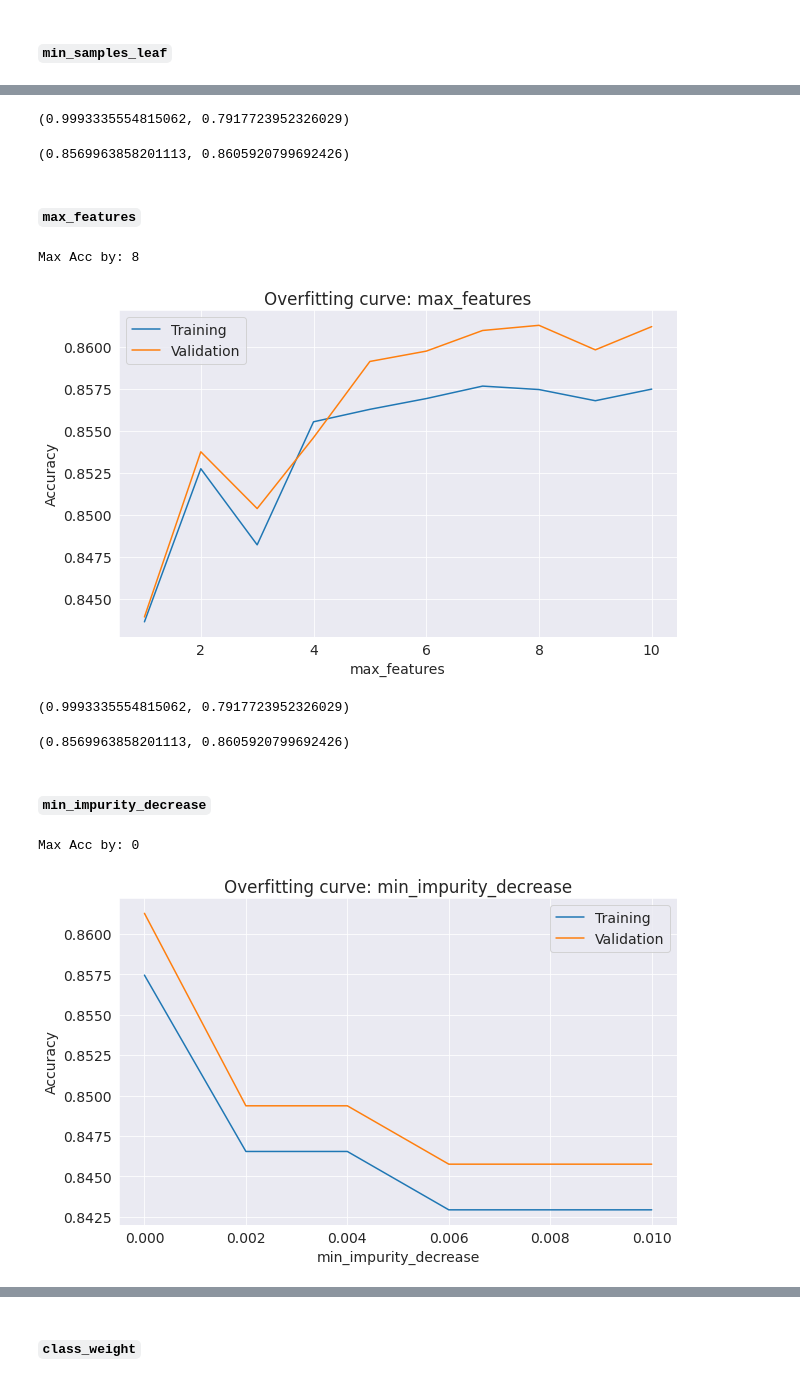
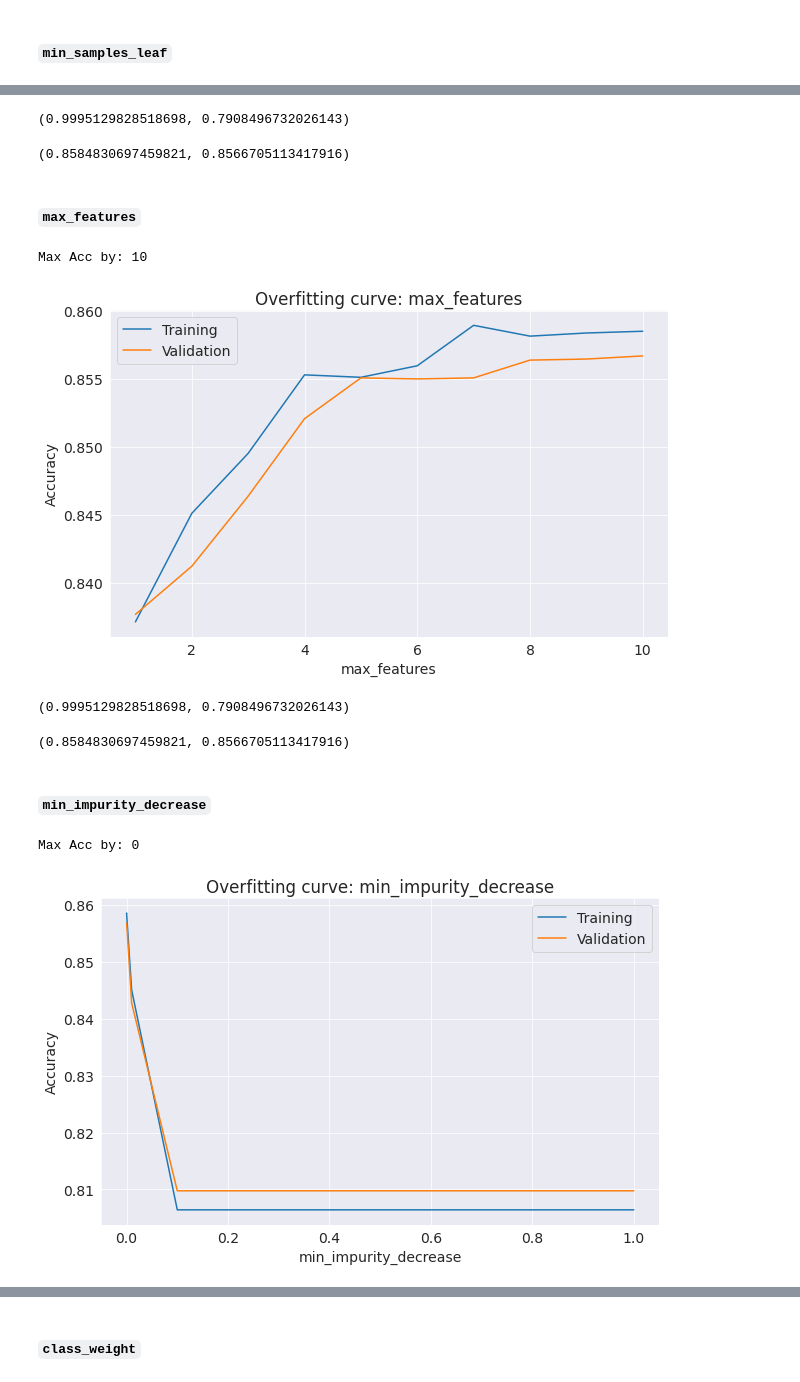
Before and after one commit to prasadposture/Financial-Distress-Prediction, a Jupyter notebook: Financial Distress Prediction.ipynb, the cells around one changed output, grey strips where cells are left out. Saved outputs shown, nothing was run; the diff lists cells and outputs as text; code cells hidden in the pictures.

```diff
--- a/Financial Distress Prediction.ipynb
+++ b/Financial Distress Prediction.ipynb
@@ -685,7 +680,8 @@ model.score(X_train, train_targets), model.score(X_val, val_targets)
 #### `min_samples_leaf`
 # %%
 def test_params(**params):
-    model = DecisionTreeClassifier(random_state=42,criterion='entropy', max_depth=6,max_leaf_nodes=41,min_samples_split=242, **params)
+    model = DecisionTreeClassifier(criterion='entropy',max_depth=5, max_leaf_nodes=26,
+                                   min_samples_split=2, random_state=42, **params)
     model.fit(X_train, train_targets)
     train_score = accuracy_score(model.predict(X_train), train_targets)
     val_score = accuracy_score(model.predict(X_val), val_targets)
@@ -698,48 +694,53 @@ Max Acc by: 1
 # %%
-model = DecisionTreeClassifier(criterion='entropy',max_depth=6, max_leaf_nodes=32,min_samples_split=242 ,min_samples_leaf=1, random_state=42)
+model = DecisionTreeClassifier(criterion='entropy',max_depth=5,
+                               max_leaf_nodes=26, min_samples_split=2,
+                               min_samples_leaf=1, random_state=42)
 model.fit(X_train, train_targets)
 print(base_acc)
 model.score(X_train, train_targets), model.score(X_val, val_targets)
 # %% [output]
-(0.9993335554815062, 0.7917723952326029)
+(0.9995129828518698, 0.7908496732026143)
-(0.8569963858201113, 0.8605920799692426)
+(0.8584830697459821, 0.8566705113417916)
 # %% [markdown]
 #### `max_features`
 # %%
 def test_params(**params):
-    model = DecisionTreeClassifier(random_state=42,criterion='entropy', max_depth=6,max_leaf_nodes=41,min_samples_split=242,min_samples_leaf=1, **params)
+    model = DecisionTreeClassifier(criterion='entropy',max_depth=5, max_leaf_nodes=26,
+                                   min_samples_split=2,min_samples_leaf=1,
+                                   random_state=42, **params)
     model.fit(X_train, train_targets)
     train_score = accuracy_score(model.predict(X_train), train_targets)
     val_score = accuracy_score(model.predict(X_val), val_targets)
     return train_score, val_score
-min_samples_leaf=[i for i in range(1,150)]
 max_features=[i for i in range(1,11)]
 test_param_and_plot('max_features',max_features)
 # %% [output]
-Max Acc by: 8
+Max Acc by: 10
-[figure, old version]
+[figure, new version]
 # %%
-model = DecisionTreeClassifier(criterion='entropy',max_depth=6, max_leaf_nodes=32,min_samples_split=242 ,min_samples_leaf=1, max_features=8, random_state=42)
+model = DecisionTreeClassifier(criterion='entropy',max_depth=5, max_leaf_nodes=26,
+                               min_samples_split=2,min_samples_leaf=1,
+                               max_features=10, random_state=42)
 model.fit(X_train, train_targets)
 print(base_acc)
 model.score(X_train, train_targets), model.score(X_val, val_targets)
 # %% [output]
-(0.9993335554815062, 0.7917723952326029)
+(0.9995129828518698, 0.7908496732026143)
-(0.8569963858201113, 0.8605920799692426)
+(0.8584830697459821, 0.8566705113417916)
 # %% [markdown]
 #### `min_impurity_decrease`
 # %%
 def test_params(**params):
-    model = DecisionTreeClassifier(random_state=42,criterion='entropy', max_depth=6,
-                                   max_leaf_nodes=41,min_samples_split=242,min_samples_leaf=1,
-                                   max_features=8, **params)
+    model = DecisionTreeClassifier(criterion='entropy',max_depth=5, max_leaf_nodes=26,
+                                   min_samples_split=2,min_samples_leaf=1,
+                                   max_features=10, random_state=42, **params)
     model.fit(X_train, train_targets)
     train_score = accuracy_score(model.predict(X_train), train_targets)
     val_score = accuracy_score(model.predict(X_val), val_targets)
     return train_score, val_score
-min_impurity_decrease=[0.0,0.002, 0.004, 0.006, 0.008, 0.01]
+min_impurity_decrease=[1.0e-10,0, 1.0e-9, 1.0e-7, 1.0e-5, 1.0e-4, 1.0e-3, 1.0e-2, 1.0e-1, 1.0]
 test_param_and_plot('min_impurity_decrease',min_impurity_decrease)
 # %% [output]
 Max Acc by: 0
-[figure, old version]
+[figure, new version]
 # %%
```
Also changed, not shown: parts of 116 cells of this notebook.
